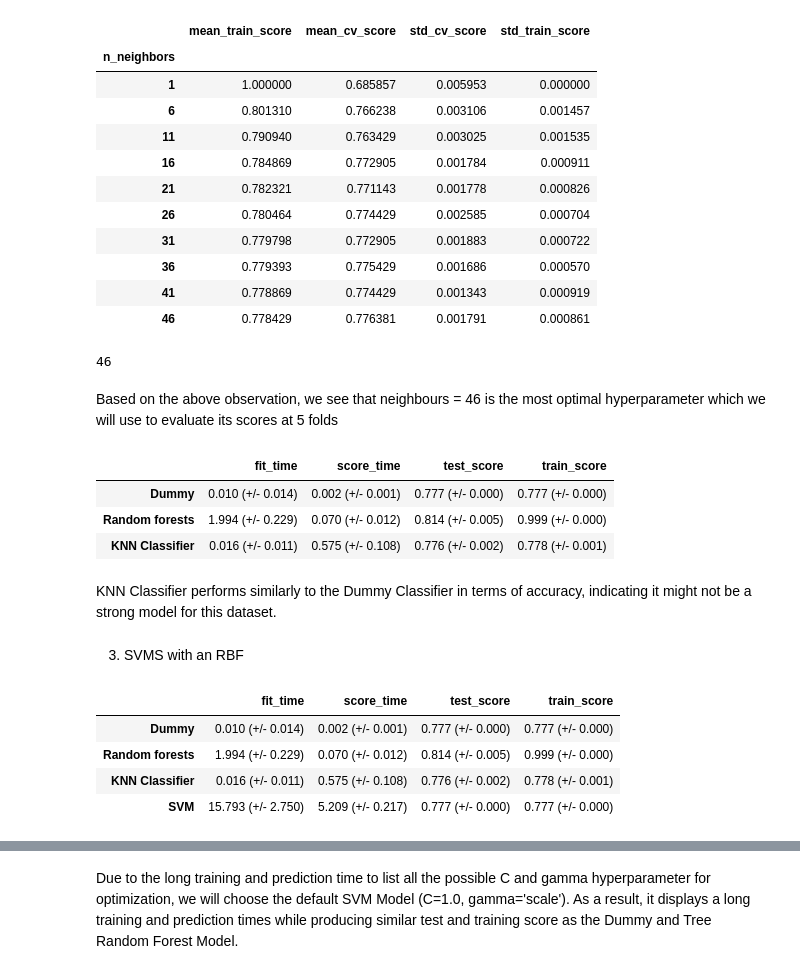
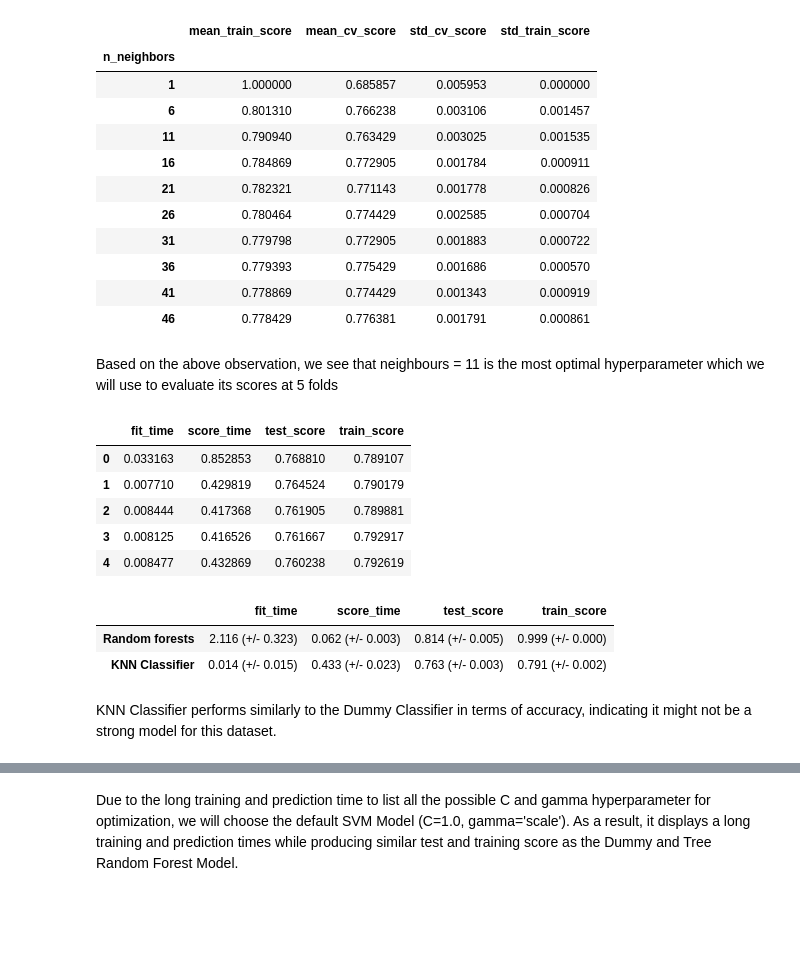
Before and after one commit to LaoAronn/CC-Default-Classification, a Jupyter notebook: hw5.ipynb, the cells around one changed output, grey strips where cells are left out. Cells and saved outputs as stored; diff of their text form; code cells hidden in the pictures; blank space fills up the shorter version.

```diff
--- a/hw5.ipynb
+++ b/hw5.ipynb
@@ -707,54 +709,30 @@ results_df
 | 36 | 0.779393 | 0.775429 | 0.001686 | 0.000570 |
 | 41 | 0.778869 | 0.774429 | 0.001343 | 0.000919 |
 | 46 | 0.778429 | 0.776381 | 0.001791 | 0.000861 |
-# %%
-best_n_neighbours = results_df.idxmax()["mean_cv_score"]
-best_n_neighbours
-# %% [output]
-46
 # %% [markdown]
-Based on the above observation, we see that neighbours = 46 is the most optimal hyperparameter which we will use to evaluate its scores at 5 folds
+Based on the above observation, we see that neighbours = 11 is the most optimal hyperparameter which we will use to evaluate its scores at 5 folds
-# %%
-knn = KNeighborsClassifier(n_neighbors = best_n_neighbours)
-
-cv_results = cross_validate(knn, trainX, trainY, return_train_score=True)
-
-# Calculate mean and std for each score type
-results["KNN Classifier"] = {
-    "fit_time": f"{np.mean(cv_results['fit_time']):.3f} (+/- {np.std(cv_results['fit_time']):.3f})",
-    "score_time": f"{np.mean(cv_results['score_time']):.3f} (+/- {np.std(cv_results['score_time']):.3f})",
-    "test_score": f"{np.mean(cv_results['test_score']):.3f} (+/- {np.std(cv_results['test_score']):.3f})",
-    "train_score": f"{np.mean(cv_results['train_score']):.3f} (+/- {np.std(cv_results['train_score']):.3f})",
-}
-
-pd.DataFrame(results).T
-# %% [output]
-|  | fit_time | score_time | test_score | train_score |
-| Dummy | 0.010 (+/- 0.014) | 0.002 (+/- 0.001) | 0.777 (+/- 0.000) | 0.777 (+/- 0.000) |
-| Random forests | 1.994 (+/- 0.229) | 0.070 (+/- 0.012) | 0.814 (+/- 0.005) | 0.999 (+/- 0.000) |
-| KNN Classifier | 0.016 (+/- 0.011) | 0.575 (+/- 0.108) | 0.776 (+/- 0.002) | 0.778 (+/- 0.001) |
+# %%
+knn = KNeighborsClassifier(n_neighbors = 11)
+
+knn_results = cross_validate(knn, trainX, trainY, return_train_score=True)
+pd.DataFrame(knn_results)
+# %% [output]
+|  | fit_time | score_time | test_score | train_score |
+| 0 | 0.033163 | 0.852853 | 0.768810 | 0.789107 |
+| 1 | 0.007710 | 0.429819 | 0.764524 | 0.790179 |
+| 2 | 0.008444 | 0.417368 | 0.761905 | 0.789881 |
+| 3 | 0.008125 | 0.416526 | 0.761667 | 0.792917 |
+| 4 | 0.008477 | 0.432869 | 0.760238 | 0.792619 |
+# %%
+# Calculate mean and std for each score type
+results["KNN Classifier"] = mean_std_cross_val_scores(
+    knn, trainX, y_train_num, return_train_score=True, scoring="accuracy"
+)
+
+pd.DataFrame(results).T
+# %% [output]
+|  | fit_time | score_time | test_score | train_score |
+| Random forests | 2.116 (+/- 0.323) | 0.062 (+/- 0.003) | 0.814 (+/- 0.005) | 0.999 (+/- 0.000) |
+| KNN Classifier | 0.014 (+/- 0.015) | 0.433 (+/- 0.023) | 0.763 (+/- 0.003) | 0.791 (+/- 0.002) |
 # %% [markdown]
 KNN Classifier performs similarly to the Dummy Classifier in terms of accuracy, indicating it might not be a strong model for this dataset.
-# %% [markdown]
-3) SVMS with an RBF
-# %%
-# Lecture 4
-svm = SVC()
-cv_results = cross_validate(svm, trainX, trainY, return_train_score=True)
-
-# Format the results for SVM in the same way as your existing entries
-results["SVM"] = {
-    "fit_time": f"{np.mean(cv_results['fit_time']):.3f} (+/- {np.std(cv_results['fit_time']):.3f})",
-    "score_time": f"{np.mean(cv_results['score_time']):.3f} (+/- {np.std(cv_results['score_time']):.3f})",
-    "test_score": f"{np.mean(cv_results['test_score']):.3f} (+/- {np.std(cv_results['test_score']):.3f})",
-    "train_score": f"{np.mean(cv_results['train_score']):.3f} (+/- {np.std(cv_results['train_score']):.3f})",
-}
-
-# Display the results as a DataFrame
-pd.DataFrame(results).T
-# %% [output]
-|  | fit_time | score_time | test_score | train_score |
-| Dummy | 0.010 (+/- 0.014) | 0.002 (+/- 0.001) | 0.777 (+/- 0.000) | 0.777 (+/- 0.000) |
-| Random forests | 1.994 (+/- 0.229) | 0.070 (+/- 0.012) | 0.814 (+/- 0.005) | 0.999 (+/- 0.000) |
-| KNN Classifier | 0.016 (+/- 0.011) | 0.575 (+/- 0.108) | 0.776 (+/- 0.002) | 0.778 (+/- 0.001) |
-| SVM | 15.793 (+/- 2.750) | 5.209 (+/- 0.217) | 0.777 (+/- 0.000) | 0.777 (+/- 0.000) |
```
Also changed, not shown: parts of 12 cells of this notebook.
